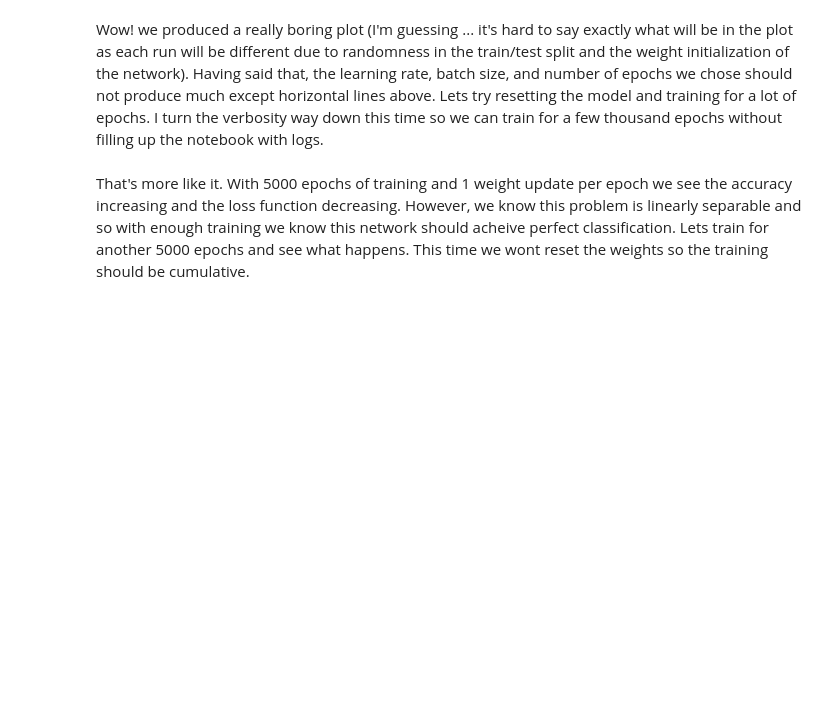
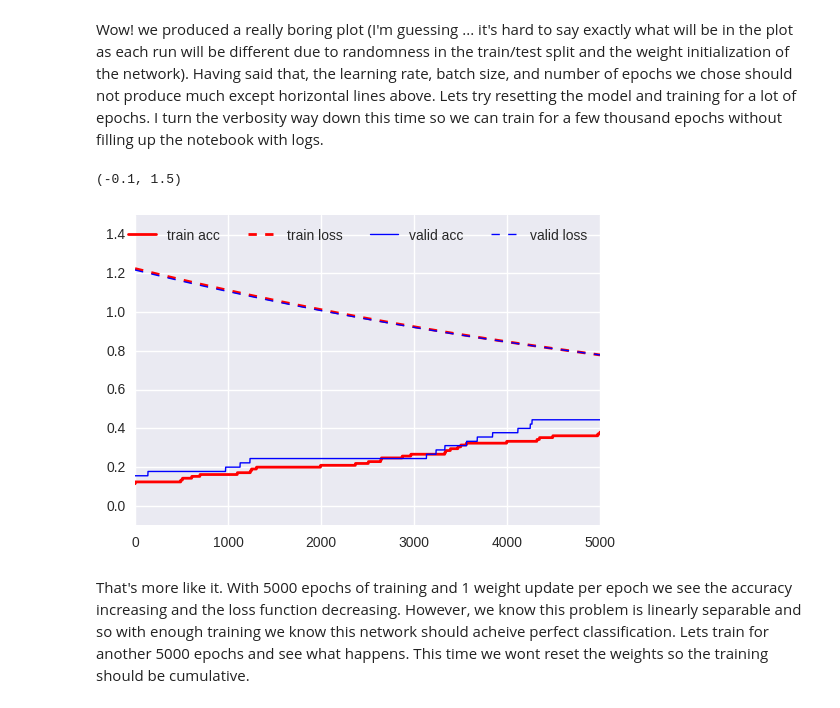
Before and after one commit to galtay/keras_examples, a Jupyter notebook: classifier_examples.ipynb, the cells around one changed output. Drawn from its saved outputs; the diff is of its cells as text; code cells hidden in the pictures; blank space fills up the shorter version.

```diff
--- a/classifier_examples.ipynb
+++ b/classifier_examples.ipynb
@@ -176,14 +259,17 @@ Wow!  we produced a really boring plot (I'm guessing ... it's hard to say exactl
 # %%
 model_binary.set_weights(weights_initial)
 mdlout_binary = model_binary.fit(
     Xtrain_scld, Ytrain, validation_data=(Xtest_scld, Ytest),
     batch_size=105, nb_epoch=5000, verbose=0)
 plt.plot(mdlout_binary.history['acc'], color='red', ls='-', lw=2.0, label='train acc')
 plt.plot(mdlout_binary.history['loss'], color='red', ls='--', lw=2.0, label='train loss')
 plt.plot(mdlout_binary.history['val_acc'], color='blue', ls='-', lw=1.0, label='valid acc')
 plt.plot(mdlout_binary.history['val_loss'], color='blue', ls='--', lw=1.0, label='valid loss')
 plt.legend(ncol=4)
-plt.ylim(-0.1, 1.3)
+plt.ylim(-0.1, 1.5)
+# %% [output]
+(-0.1, 1.5)
+[figure, added]
 # %% [markdown]
 That's more like it.  With 5000 epochs of training and 1 weight update per epoch we see the accuracy increasing and the loss function decreasing.  However, we know this problem is linearly separable and so with enough training we know this network should acheive perfect classification.  Lets train for another 5000 epochs and see what happens.  This time we wont reset the weights so the training should be cumulative.
 # %%
```
Also changed, not shown: parts of 18 cells of this notebook.
